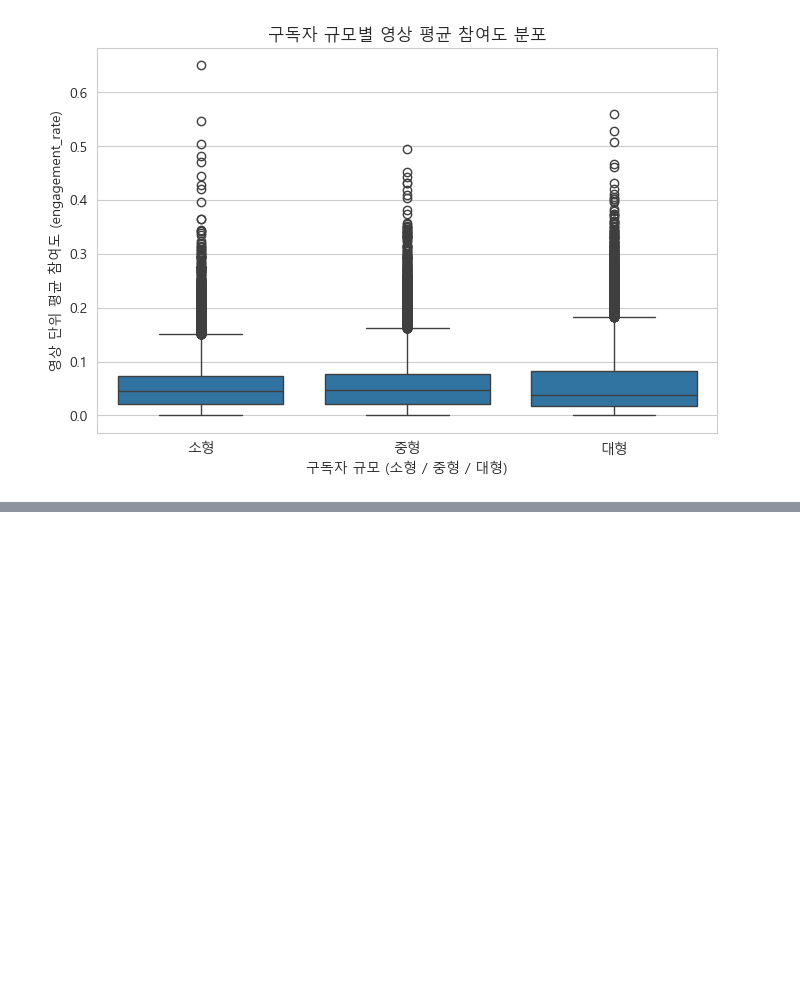
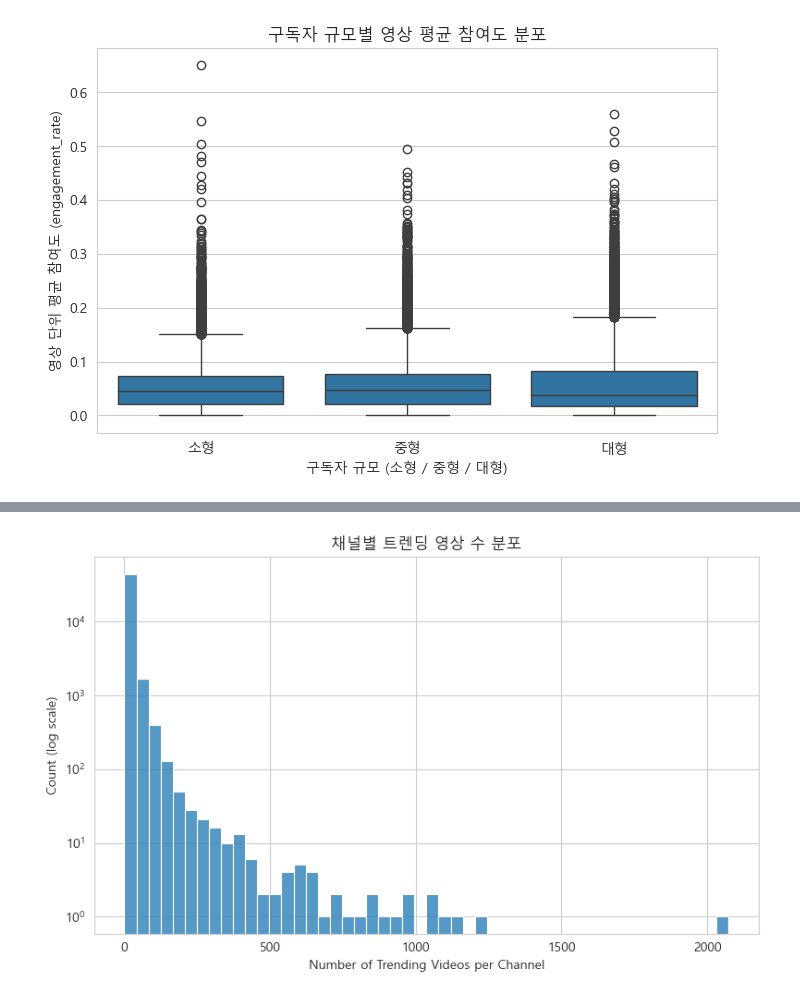
Before and after one commit to hye-wonn/youtube_trending_ml, a Jupyter notebook: notebooks/08_youtube_eda.ipynb, the cells around one changed output, grey strips where cells are left out. Drawn from its saved outputs; the diff is of its cells as text; code cells hidden in the pictures; blank space fills up the shorter version.

```diff
--- a/notebooks/08_youtube_eda.ipynb
+++ b/notebooks/08_youtube_eda.ipynb
@@ -553,0 +585,21 @@ plt.show()
+# %%
+# =====================================================
+# [EDA Figure 2] 채널별 트렌딩 영상 수 분포
+# =====================================================
+
+plt.figure(figsize=(8, 5))
+sns.histplot(
+    channel_trending_counts["channel_trending_video_count"],
+    bins=50
+)
+plt.yscale("log")
+
+plt.title("채널별 트렌딩 영상 수 분포")
+plt.xlabel("Number of Trending Videos per Channel")
+plt.ylabel("Count (log scale)")
+
+plt.tight_layout()
+plt.savefig(EDA_FIG_DIR / "fig2_channel_trending_video_distribution.png", dpi=300)
+plt.show()
+# %% [output]
+[figure, added]
```
Also changed, not shown: parts of 2 cells of this notebook, 3 other files.
